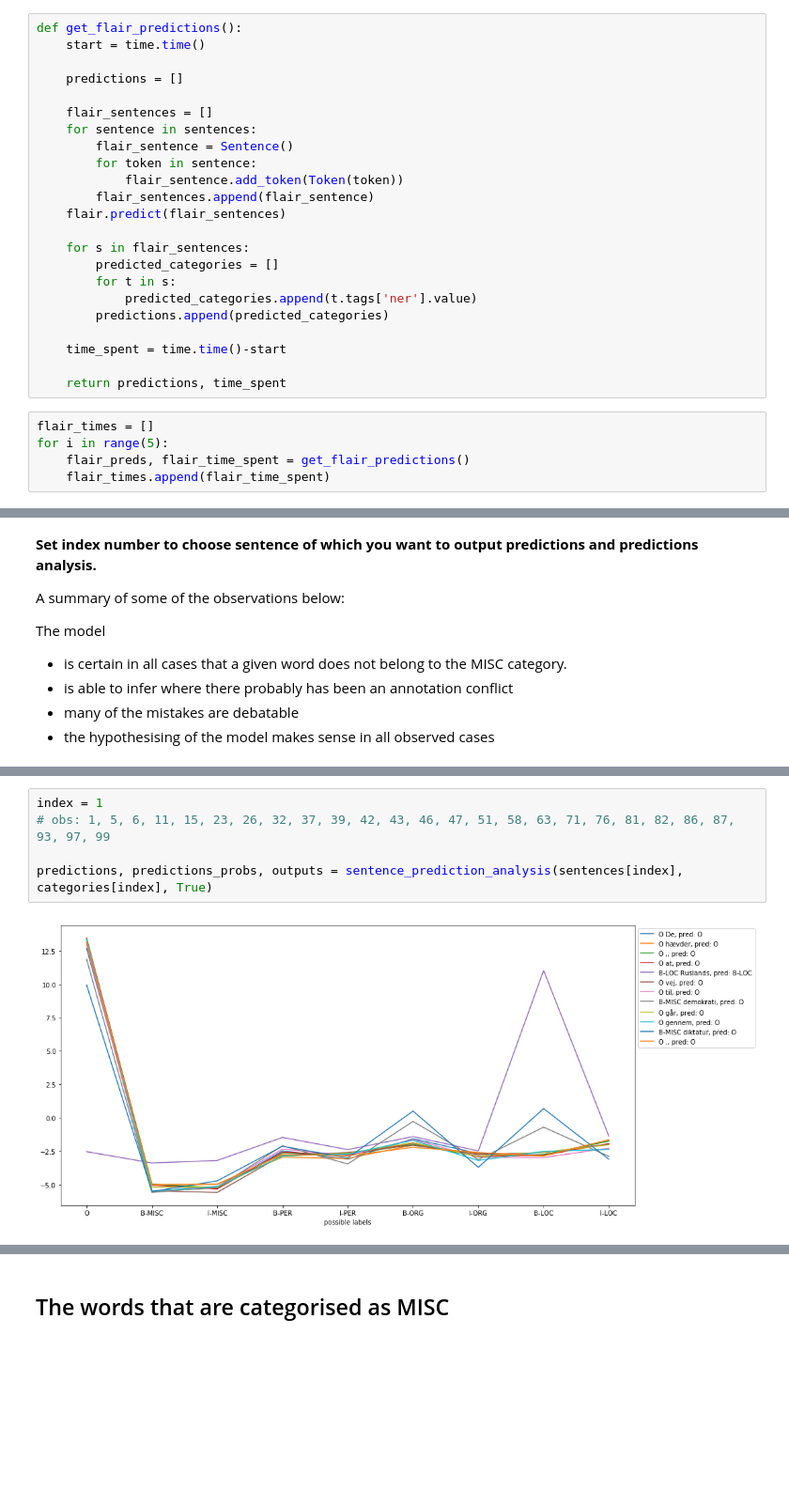
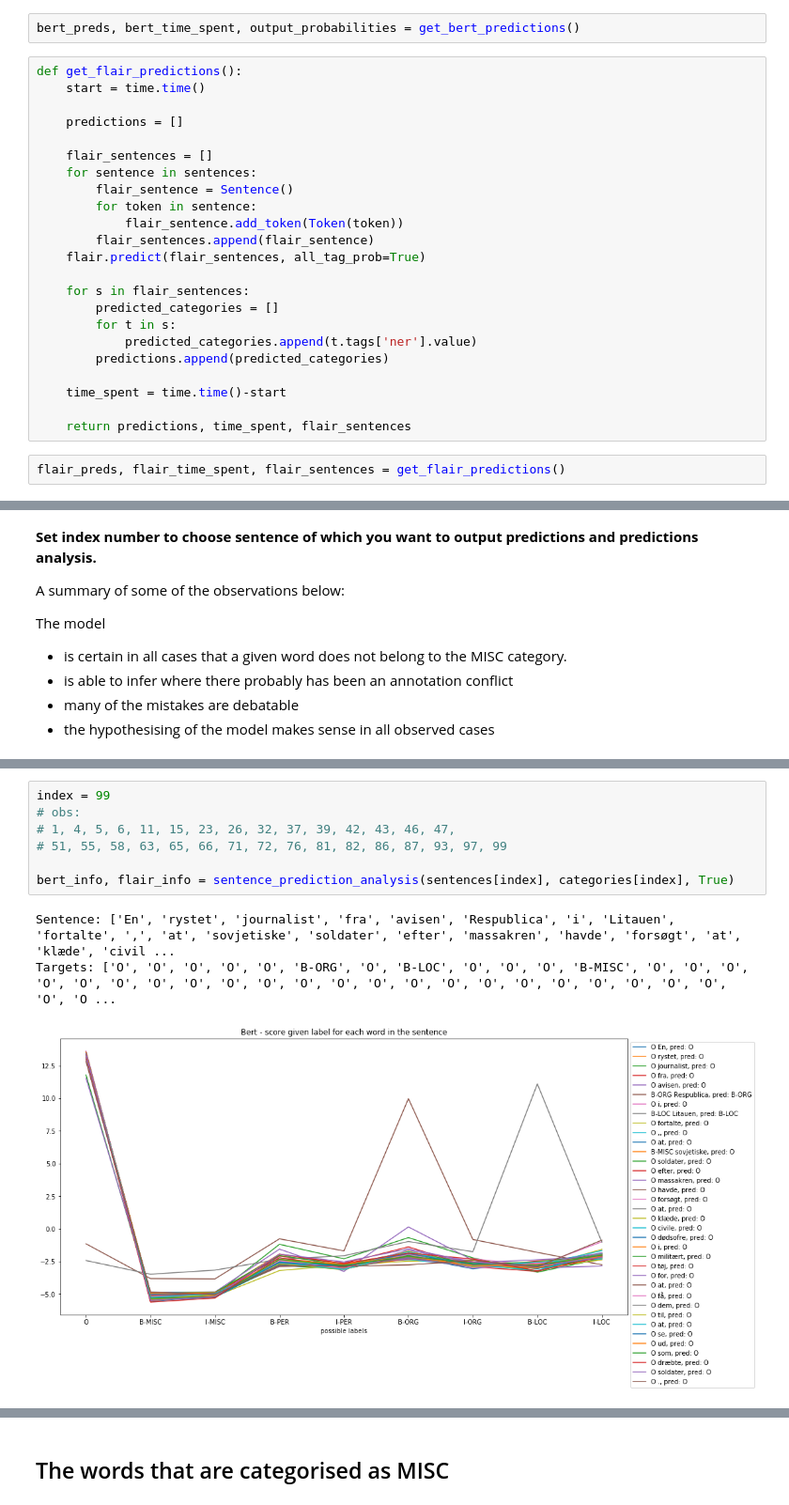
Before and after one commit to jorgeta/ner, a Jupyter notebook: notebooks/evaluation_with_probabilities.ipynb, the cells around one changed output, grey strips where cells are left out. Shown at 94% size. Drawn from its saved outputs; the diff is of its cells as text; blank space fills up the shorter version.

```diff
--- a/notebooks/evaluation_with_probabilities.ipynb
+++ b/notebooks/evaluation_with_probabilities.ipynb
@@ -100,3 +93,5 @@ for i in range(5):
+# %%
+bert_preds, bert_time_spent, output_probabilities = get_bert_predictions()
 # %%
 def get_flair_predictions():
     start = time.time()
@@ -109,7 +104,7 @@ def get_flair_predictions():
         for token in sentence:
             flair_sentence.add_token(Token(token))
         flair_sentences.append(flair_sentence)
-    flair.predict(flair_sentences)
+    flair.predict(flair_sentences, all_tag_prob=True)
 
     for s in flair_sentences:
         predicted_categories = []
@@ -119,9 +114,6 @@ def get_flair_predictions():
 
     time_spent = time.time()-start
 
-    return predictions, time_spent
+    return predictions, time_spent, flair_sentences
-# %%
-flair_times = []
-for i in range(5):
-    flair_preds, flair_time_spent = get_flair_predictions()
-    flair_times.append(flair_time_spent)
+# %%
+flair_preds, flair_time_spent, flair_sentences = get_flair_predictions()
@@ -510,9 +630,13 @@ notices that something is different.
 
 99: Misses MISC.
 # %%
-index = 1
-# obs: 1, 5, 6, 11, 15, 23, 26, 32, 37, 39, 42, 43, 46, 47, 51, 58, 63, 71, 76, 81, 82, 86, 87, 93, 97, 99
+index = 99
+# obs:
+# 1, 4, 5, 6, 11, 15, 23, 26, 32, 37, 39, 42, 43, 46, 47,
+# 51, 55, 58, 63, 65, 66, 71, 72, 76, 81, 82, 86, 87, 93, 97, 99
 
-predictions, predictions_probs, outputs = sentence_prediction_analysis(sentences[index], categories[index], True)
+bert_info, flair_info = sentence_prediction_analysis(sentences[index], categories[index], True)
 # %% [output]
+Sentence: ['En', 'rystet', 'journalist', 'fra', 'avisen', 'Respublica', 'i', 'Litauen', 'fortalte', ',', 'at', 'sovjetiske', 'soldater', 'efter', 'massakren', 'havde', 'forsøgt', 'at', 'klæde', 'civil ...
+Targets: ['O', 'O', 'O', 'O', 'O', 'B-ORG', 'O', 'B-LOC', 'O', 'O', 'O', 'B-MISC', 'O', 'O', 'O', 'O', 'O', 'O', 'O', 'O', 'O', 'O', 'O', 'O', 'O', 'O', 'O', 'O', 'O', 'O', 'O', 'O', 'O', 'O', 'O', 'O ...
-[figure, old version]
+[figure, new version]
```
Also changed, not shown: parts of 64 cells of this notebook, 2 other files.
